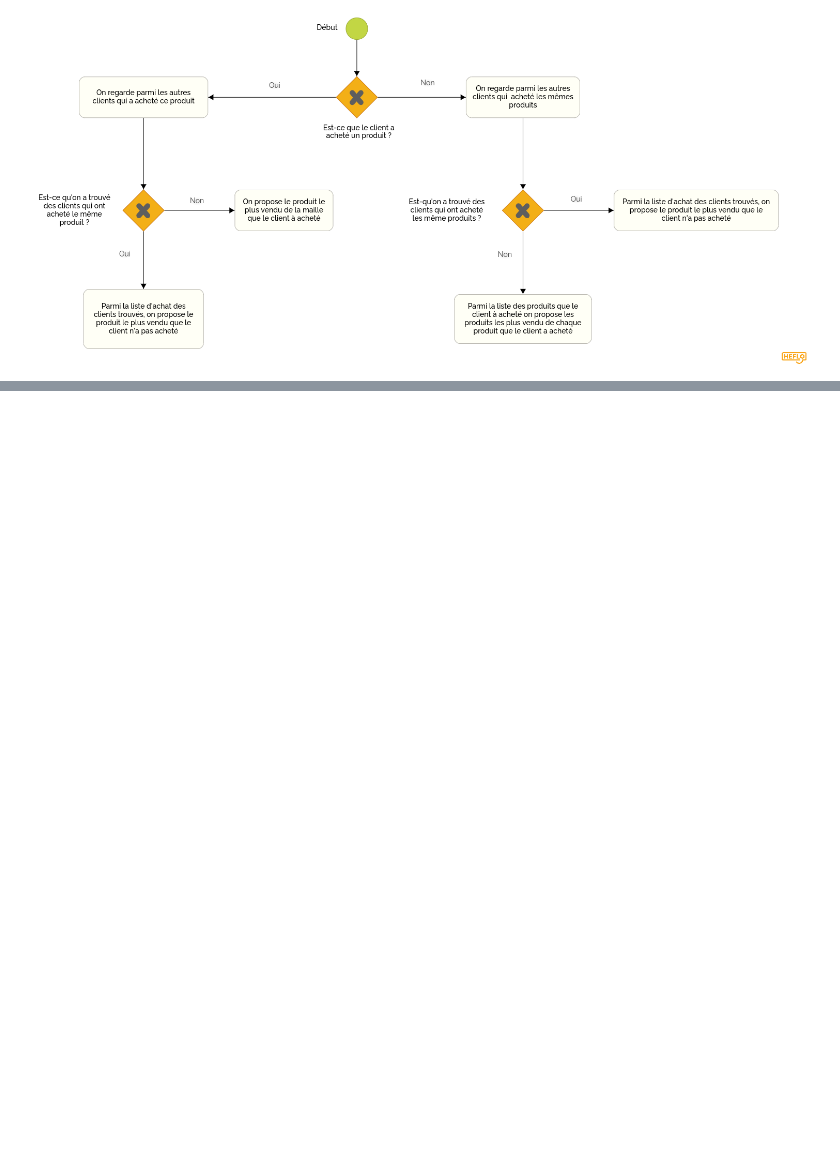
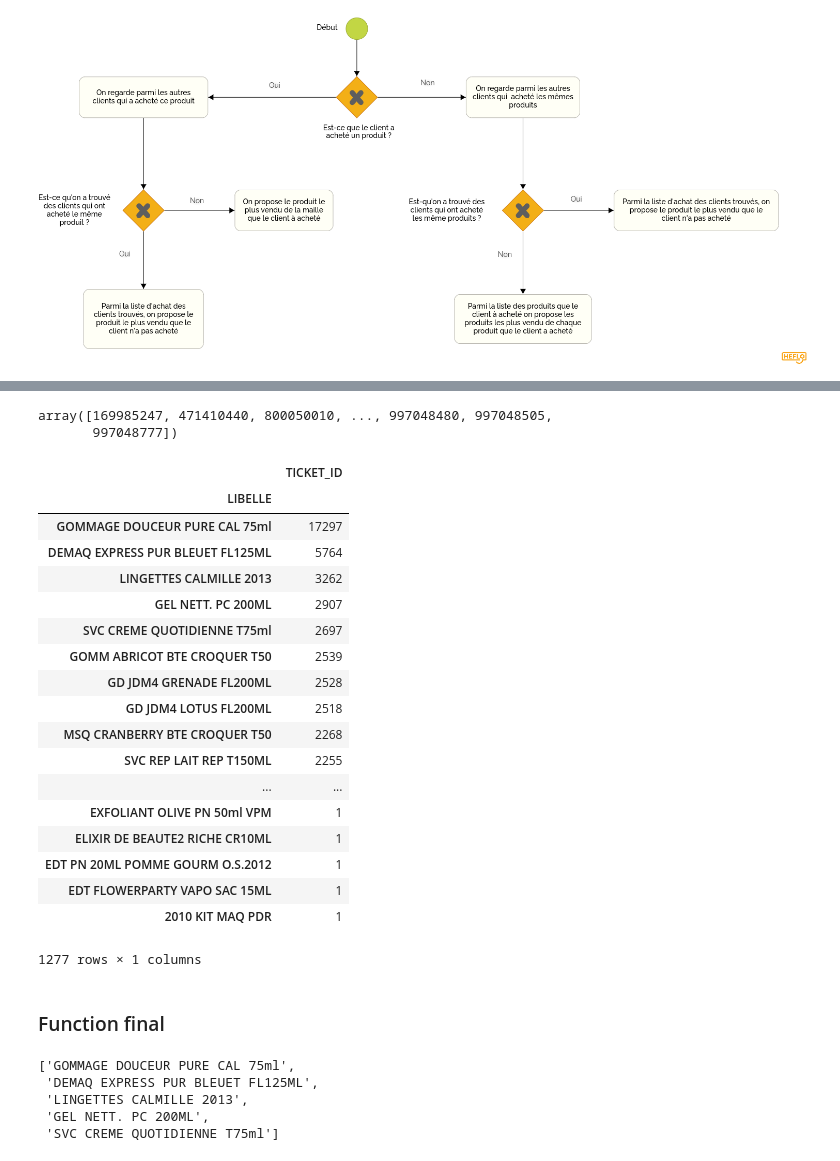
Before and after one commit to Estiennejeremy/T-DAT-901, a Jupyter notebook: recommander.ipynb, the cells around one changed output, grey strips where cells are left out. Drawn from its saved outputs; the diff is of its cells as text; code cells hidden in the pictures; blank space fills up the shorter version.

```diff
--- a/recommander.ipynb
+++ b/recommander.ipynb
@@ -556,3 +556,10 @@ from IPython.display import Image
 Image(filename='Recommandation en fonction des commandes similaires Diagramme.png')
 # %% [output]
 [figure]
+# %%
+## On récupère les informations du client
+def get_customer_dataset(client_id):
+       return df.loc[df["CLI_ID"] == client_id]
+
+customer_dataset = get_customer_dataset(997048505)
+customer_dataset
@@ -558,0 +569,51 @@ Image(filename='Recommandation en fonction des commandes similaires Diagramme.pn
+# %%
+## On chercher parmis tous les autres clients qui a acheter la meme chose que le client
+def get_customers_with_same_product(product_dataset):
+    return df.loc[df["LIBELLE"].isin(customer_dataset["LIBELLE"])]["CLI_ID"].unique()
+customers_with_same_product = get_customers_with_same_product(customer_dataset)
+customers_with_same_product
+# %% [output]
+array([169985247, 471410440, 800050010, ..., 997048480, 997048505,
+       997048777])
+# %%
+# On cherche parmis la liste des clients, quel sont les produits les plus acheté
+# Du produit le plus acheté ou produit le moins acheté
+def get_most_bought_products_from_customers_list(customer_list):
+    return df[df['CLI_ID'].isin(customer_list)].groupby("LIBELLE").agg({"TICKET_ID": pd.Series.nunique}).sort_values(by='TICKET_ID', ascending=False)
+most_bought_products_from_customers_list = get_most_bought_products_from_customers_list(customers_with_same_product)
+most_bought_products_from_customers_list
+# %% [output]
+|  | TICKET_ID |
+| LIBELLE |  |
+| GOMMAGE DOUCEUR PURE CAL 75ml | 17297 |
+| DEMAQ EXPRESS PUR BLEUET FL125ML | 5764 |
+| LINGETTES CALMILLE 2013 | 3262 |
+| GEL NETT. PC 200ML | 2907 |
+| SVC CREME QUOTIDIENNE T75ml | 2697 |
+| GOMM ABRICOT BTE CROQUER T50 | 2539 |
+| GD JDM4 GRENADE FL200ML | 2528 |
+| GD JDM4 LOTUS FL200ML | 2518 |
+| MSQ CRANBERRY BTE CROQUER T50 | 2268 |
+| SVC REP LAIT REP T150ML | 2255 |
+| ... | ... |
+| EXFOLIANT OLIVE PN 50ml VPM | 1 |
+| ELIXIR DE BEAUTE2 RICHE CR10ML | 1 |
+| EDT PN 20ML POMME GOURM O.S.2012 | 1 |
+| EDT FLOWERPARTY VAPO SAC 15ML | 1 |
+| 2010 KIT MAQ PDR | 1 |
+1277 rows × 1 columns
+# %% [markdown]
+### Function final
+# %%
+def get_products_recommendation(client_id):
+    customer_dataset = get_customer_dataset(client_id)
+    customers_with_same_product = get_customers_with_same_product(customer_dataset)
+    most_bought_products = get_most_bought_products_from_customers_list(customers_with_same_product)
+    return most_bought_products.head(5).reset_index()["LIBELLE"].tolist()
+get_products_recommendation(997048505)
+# %% [output]
+['GOMMAGE DOUCEUR PURE CAL 75ml',
+ 'DEMAQ EXPRESS PUR BLEUET FL125ML',
+ 'LINGETTES CALMILLE 2013',
+ 'GEL NETT. PC 200ML',
+ 'SVC CREME QUOTIDIENNE T75ml']
```
Also changed, not shown: parts of 2 cells of this notebook.
